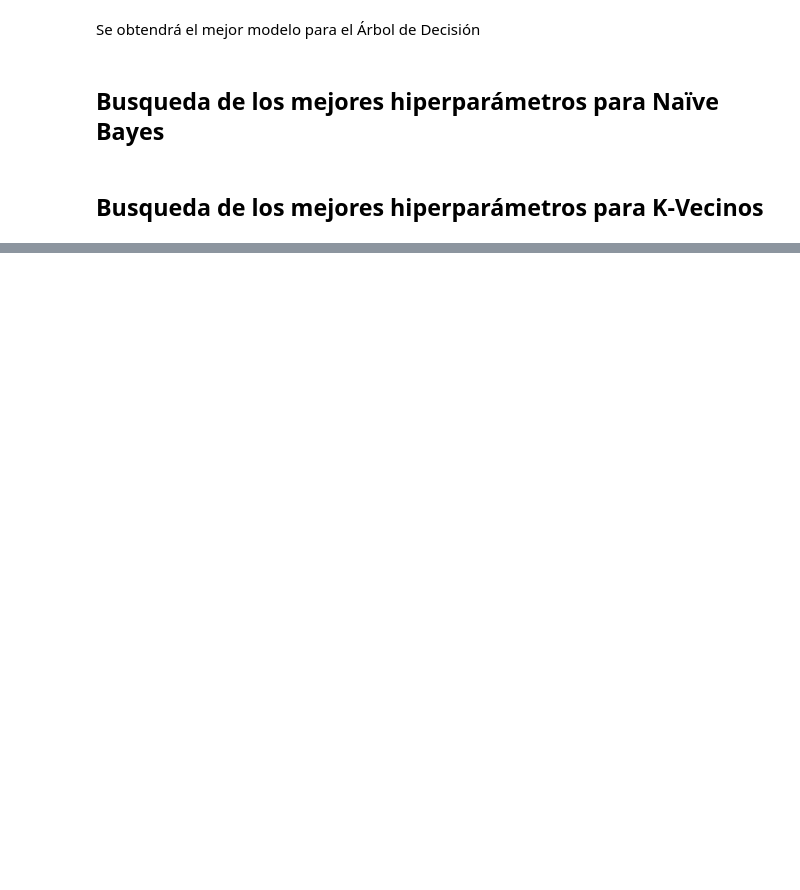
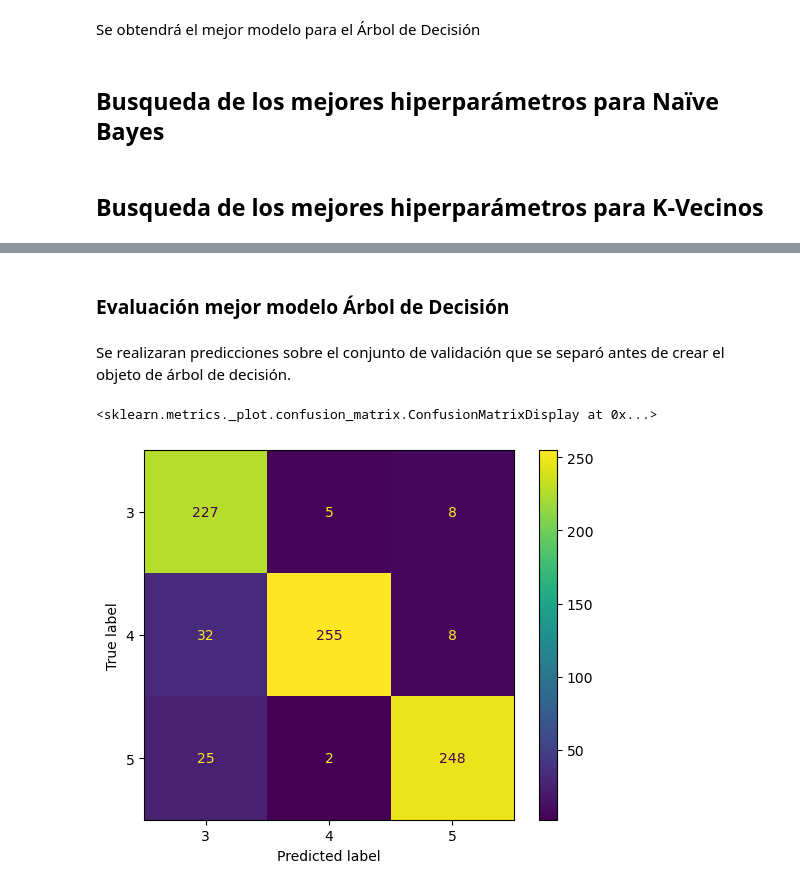
Before and after one commit to mafedelahoz/ProyBI, a Jupyter notebook: Proy.ipynb, the cells around one changed output, grey strips where cells are left out. Drawn from its saved outputs; the diff is of its cells as text; code cells hidden in the pictures; blank space fills up the shorter version.

Commit message:
Modelo de Árbol de decisión terminado

```diff
--- a/Proy.ipynb
+++ b/Proy.ipynb
@@ -268,5 +269,5 @@ grid = GridSearchCV(decision_tree, param_grid, cv=kfold, n_jobs=-1)
 # %% [markdown]
 Ejecutaremos la búsqueda de los hiperparámetros
 # %%
-grid.fit(x_train, y_train)
+grid.fit(X_train, y_train)
 #Revisar si tenemos x_train y y_train. Al no tenerlos, preguntar si vamos a usar una pipeline para tener los datos listos
@@ -284,0 +296,15 @@ best_tree = grid.best_estimator_
+# %% [markdown]
+### Evaluación mejor modelo Árbol de Decisión
+# %% [markdown]
+Se realizaran predicciones sobre el conjunto de validación que se separó antes de crear el objeto de árbol de decisión.
+# %%
+y_pred = best_tree.predict(x_validation)
+# %%
+matriz_confusion = confusion_matrix(y_validation, y_pred, labels=best_tree.classes_)
+# %%
+matrix_display = ConfusionMatrixDisplay(confusion_matrix=matriz_confusion, display_labels=best_tree.classes_)
+# %%
+matrix_display.plot()
+# %% [output]
+<sklearn.metrics._plot.confusion_matrix.ConfusionMatrixDisplay at 0x...>
+[figure, added]
```
Also changed, not shown: parts of 8 cells of this notebook, 1 other file.
